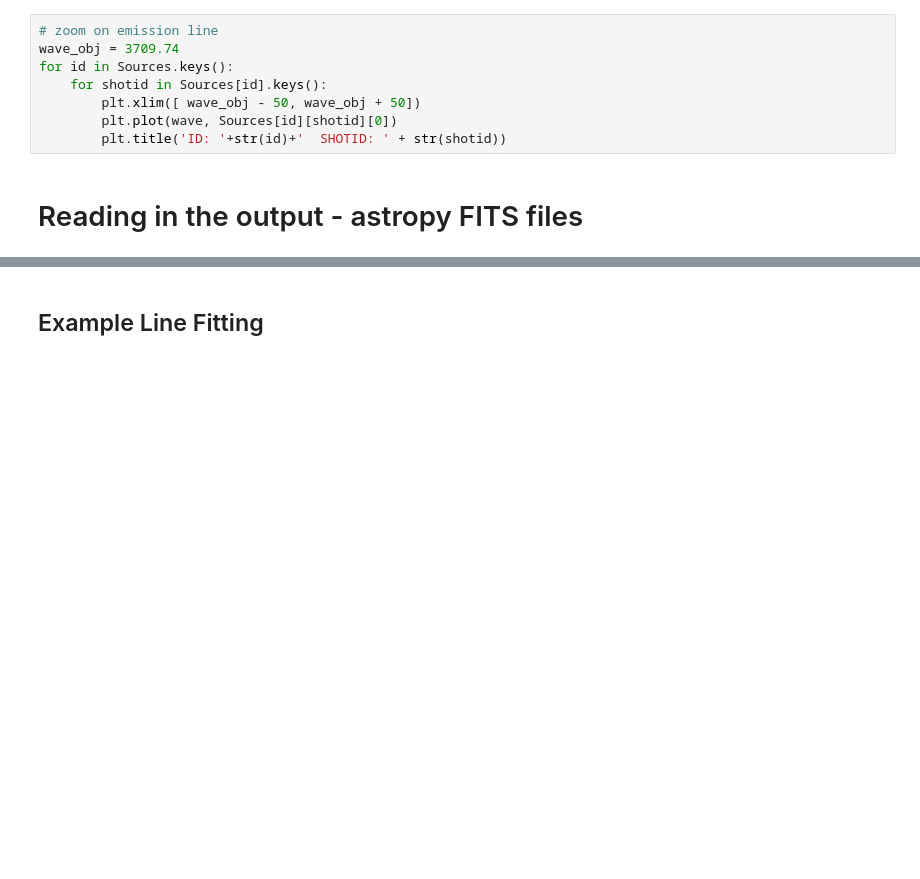
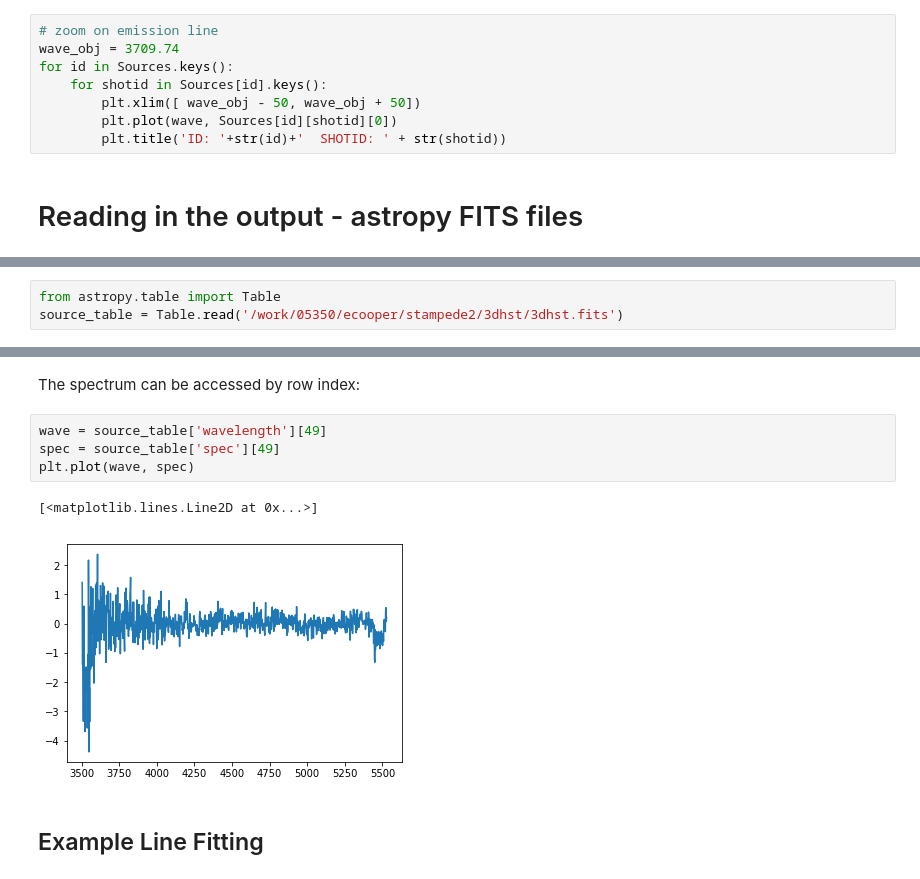
Before and after one commit to HETDEX/hetdex_api, a Jupyter notebook: notebooks/14-Extracting_a_sourcelist.ipynb, the cells around one changed output, grey strips where cells are left out. Saved outputs shown, nothing was run; the diff lists cells and outputs as text; blank space fills up the shorter version.

```diff
--- a/notebooks/14-Extracting_a_sourcelist.ipynb
+++ b/notebooks/14-Extracting_a_sourcelist.ipynb
@@ -128,2 +142,5 @@ source_table = Table.read('cosmos_LAE.fits')
+# %%
+from astropy.table import Table
+source_table = Table.read('/work/05350/ecooper/stampede2/3dhst/3dhst.fits')
 # %%
 source_table.show_in_notebook()
@@ -130,3 +157,12 @@ source_table.show_in_notebook()
+# %% [markdown]
+The spectrum can be accessed by row index:
+# %%
+wave = source_table['wavelength'][49]
+spec = source_table['spec'][49]
+plt.plot(wave, spec)
+# %% [output]
+[<matplotlib.lines.Line2D at 0x...>]
+[figure, added]
 # %% [markdown]
 ## Example Line Fitting
 # %% [markdown]
```
Also changed, not shown: parts of 14 cells of this notebook.
